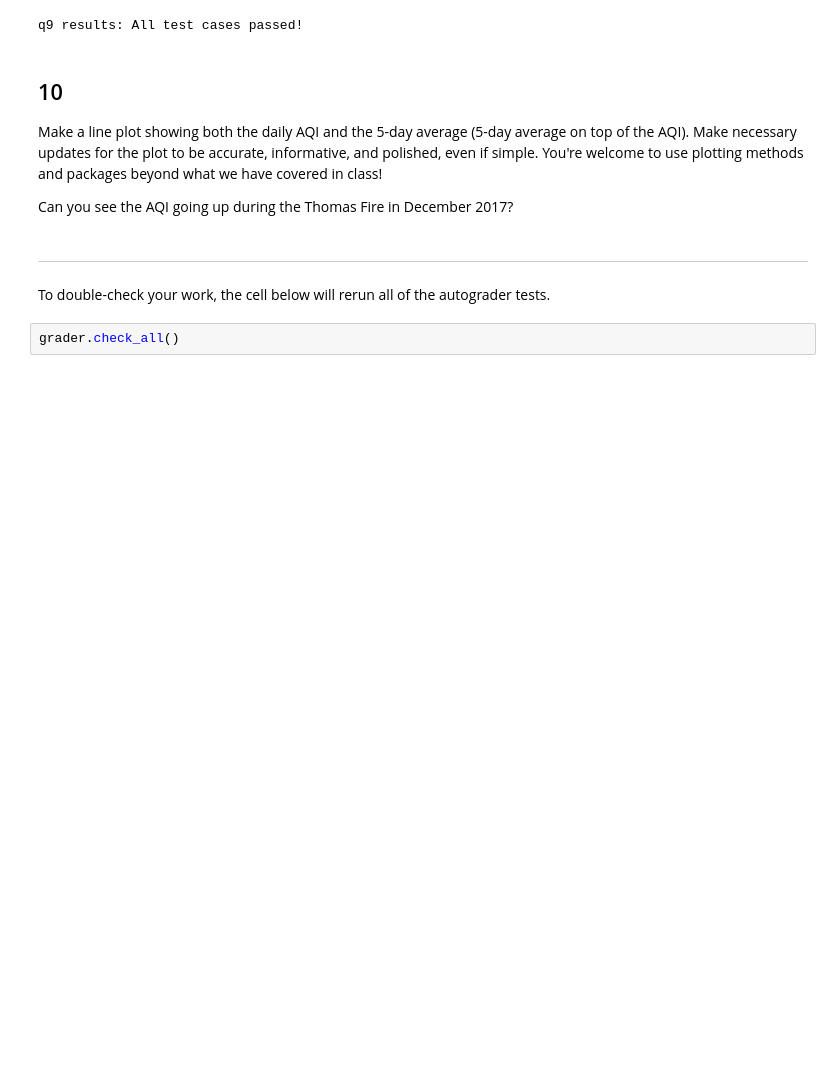
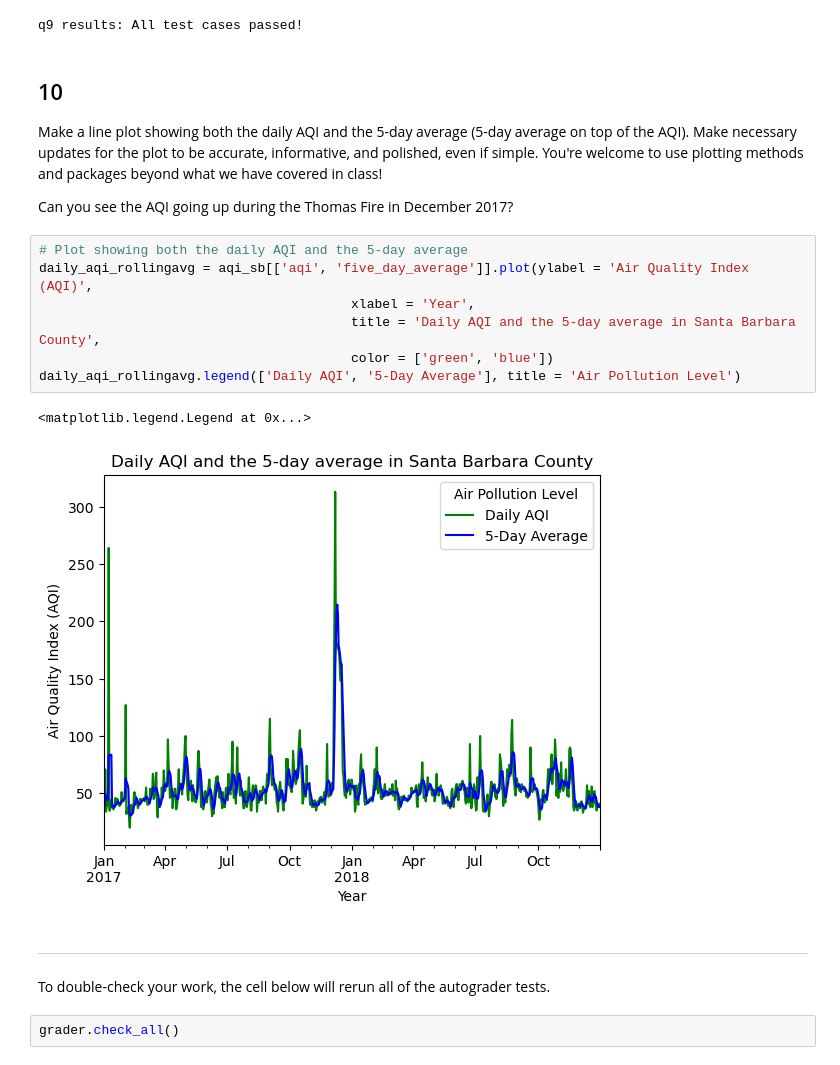
Before and after one commit to aakikip/eds220-hwk2, a Jupyter notebook: task3/hwk2-task3-aqi.ipynb, the cells around one changed output. Saved outputs shown, nothing was run; the diff lists cells and outputs as text; blank space fills up the shorter version.

```diff
--- a/task3/hwk2-task3-aqi.ipynb
+++ b/task3/hwk2-task3-aqi.ipynb
@@ -341,6 +460,16 @@ q9 results: All test cases passed!
 Make a line plot showing both the daily AQI and the 5-day average (5-day average on top of the AQI). Make necessary updates for the plot to be accurate, informative, and polished, even if simple. You're welcome to use plotting methods and packages beyond what we have covered in class!
 
 Can you see the AQI going up during the Thomas Fire in December 2017?
+# %%
+# Plot showing both the daily AQI and the 5-day average
+daily_aqi_rollingavg = aqi_sb[['aqi', 'five_day_average']].plot(ylabel = 'Air Quality Index (AQI)',
+                                        xlabel = 'Year',
+                                        title = 'Daily AQI and the 5-day average in Santa Barbara County',
+                                        color = ['green', 'blue'])
+daily_aqi_rollingavg.legend(['Daily AQI', '5-Day Average'], title = 'Air Pollution Level')
+# %% [output]
+<matplotlib.legend.Legend at 0x...>
+[figure, added]
 # %% [markdown]
 ---
 
```
Also changed, not shown: parts of 22 cells of this notebook.
